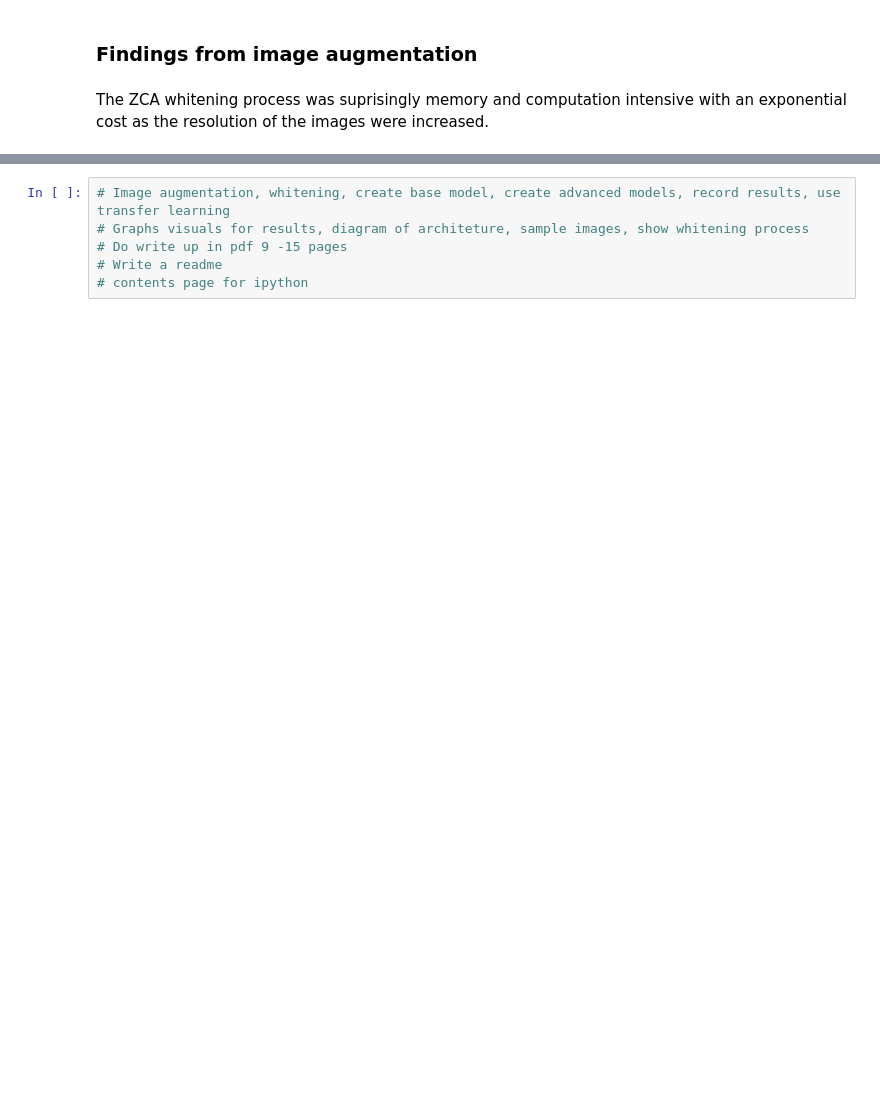
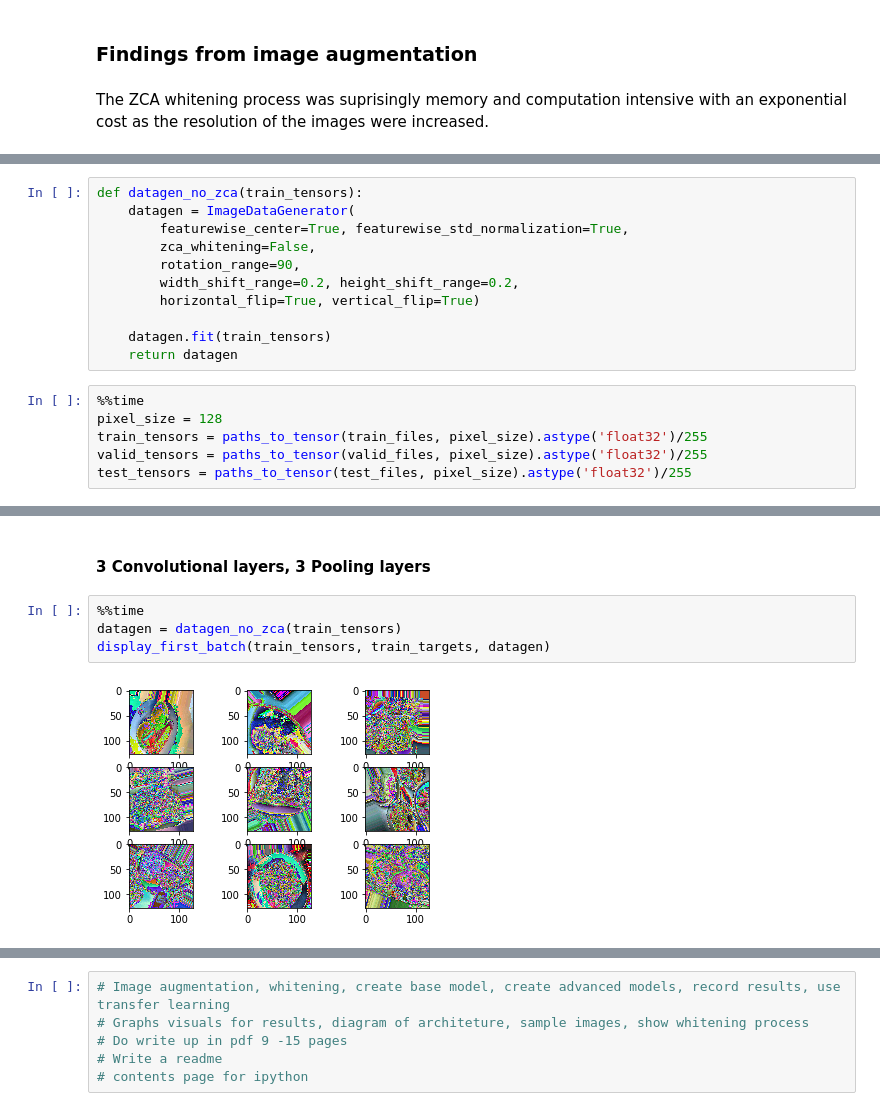
Before and after one commit to winghymliu/deeplearning-foodclassifier, a Jupyter notebook: MachineLearningNanodegreeCaptstone-FoodClassifier.ipynb, the cells around one changed output, grey strips where cells are left out. Drawn from its saved outputs; the diff is of its cells as text; blank space fills up the shorter version.

```diff
--- a/MachineLearningNanodegreeCaptstone-FoodClassifier.ipynb
+++ b/MachineLearningNanodegreeCaptstone-FoodClassifier.ipynb
@@ -480,0 +521,17 @@ The ZCA whitening process was suprisingly memory and computation intensive with
+# %%
+def datagen_no_zca(train_tensors):
+    datagen = ImageDataGenerator(
+        featurewise_center=True, featurewise_std_normalization=True,
+        zca_whitening=False,
+        rotation_range=90,
+        width_shift_range=0.2, height_shift_range=0.2,
+        horizontal_flip=True, vertical_flip=True)
+
+    datagen.fit(train_tensors)
+    return datagen
+# %%
+%%time
+pixel_size = 128
+train_tensors = paths_to_tensor(train_files, pixel_size).astype('float32')/255
+valid_tensors = paths_to_tensor(valid_files, pixel_size).astype('float32')/255
+test_tensors = paths_to_tensor(test_files, pixel_size).astype('float32')/255
@@ -480,0 +541,8 @@ The ZCA whitening process was suprisingly memory and computation intensive with
+# %% [markdown]
+#### 3 Convolutional layers, 3 Pooling layers
+# %%
+%%time
+datagen = datagen_no_zca(train_tensors)
+display_first_batch(train_tensors, train_targets, datagen)
+# %% [output]
+[figure, added]
```
Also changed, not shown: parts of 25 cells of this notebook, 1 other file.
